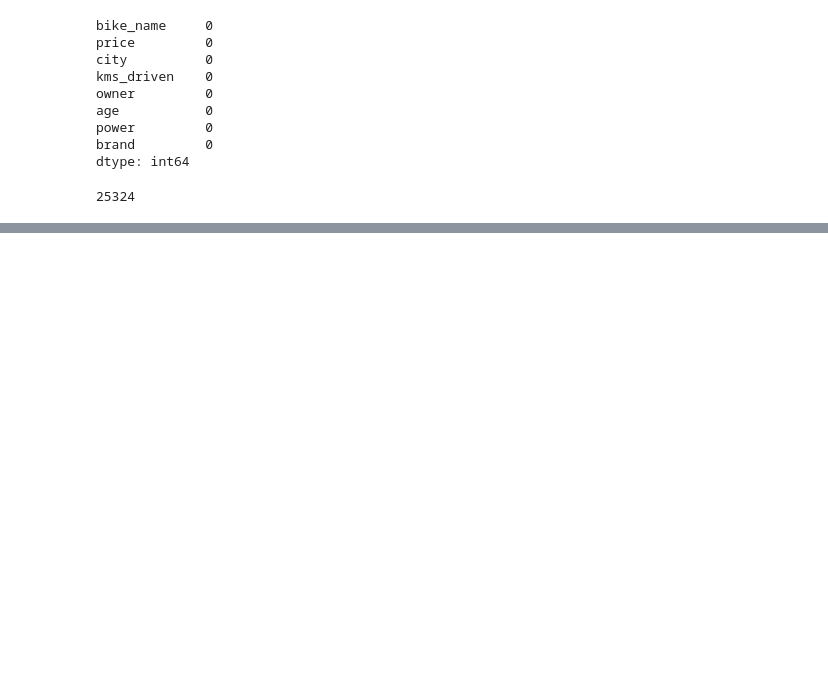
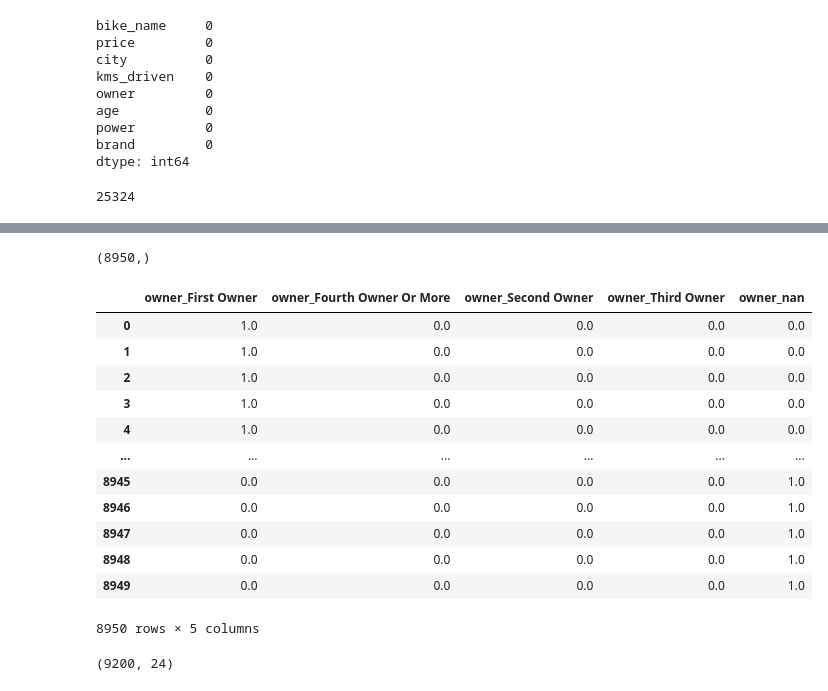
Before and after one commit to dhruvsaini0001/Deep_Learning_Training, a Jupyter notebook: old bike/main.ipynb, the cells around one changed output, grey strips where cells are left out. Saved outputs shown, nothing was run; the diff lists cells and outputs as text; code cells hidden in the pictures; blank space fills up the shorter version.

```diff
--- a/old bike/main.ipynb
+++ b/old bike/main.ipynb
@@ -49,0 +318,24 @@ df.duplicated().sum()
+# %%
+df['owner'].shape
+# %% [output]
+(8950,)
+# %%
+onehot_encoder_owner=OneHotEncoder(handle_unknown='ignore')
+owner_encoded = onehot_encoder_owner.fit_transform(df[['owner']]).toarray()
+owner_encoded_df = pd.DataFrame(owner_encoded,columns=onehot_encoder_owner.get_feature_names_out(['owner']))
+# %%
+owner_encoded_df
+# %% [output]
+|  | owner_First Owner | owner_Fourth Owner Or More | owner_Second Owner | owner_Third Owner | owner_nan |
+| 0 | 1.0 | 0.0 | 0.0 | 0.0 | 0.0 |
+| 1 | 1.0 | 0.0 | 0.0 | 0.0 | 0.0 |
+| 2 | 1.0 | 0.0 | 0.0 | 0.0 | 0.0 |
+| 3 | 1.0 | 0.0 | 0.0 | 0.0 | 0.0 |
+| 4 | 1.0 | 0.0 | 0.0 | 0.0 | 0.0 |
+| ... | ... | ... | ... | ... | ... |
+| 8945 | 0.0 | 0.0 | 0.0 | 0.0 | 1.0 |
+| 8946 | 0.0 | 0.0 | 0.0 | 0.0 | 1.0 |
+| 8947 | 0.0 | 0.0 | 0.0 | 0.0 | 1.0 |
+| 8948 | 0.0 | 0.0 | 0.0 | 0.0 | 1.0 |
+| 8949 | 0.0 | 0.0 | 0.0 | 0.0 | 1.0 |
+8950 rows × 5 columns
@@ -49,0 +345,4 @@ df.duplicated().sum()
+# %%
+df.shape
+# %% [output]
+(9200, 24)
```
Also changed, not shown: parts of 33 cells of this notebook, 4 other files.
